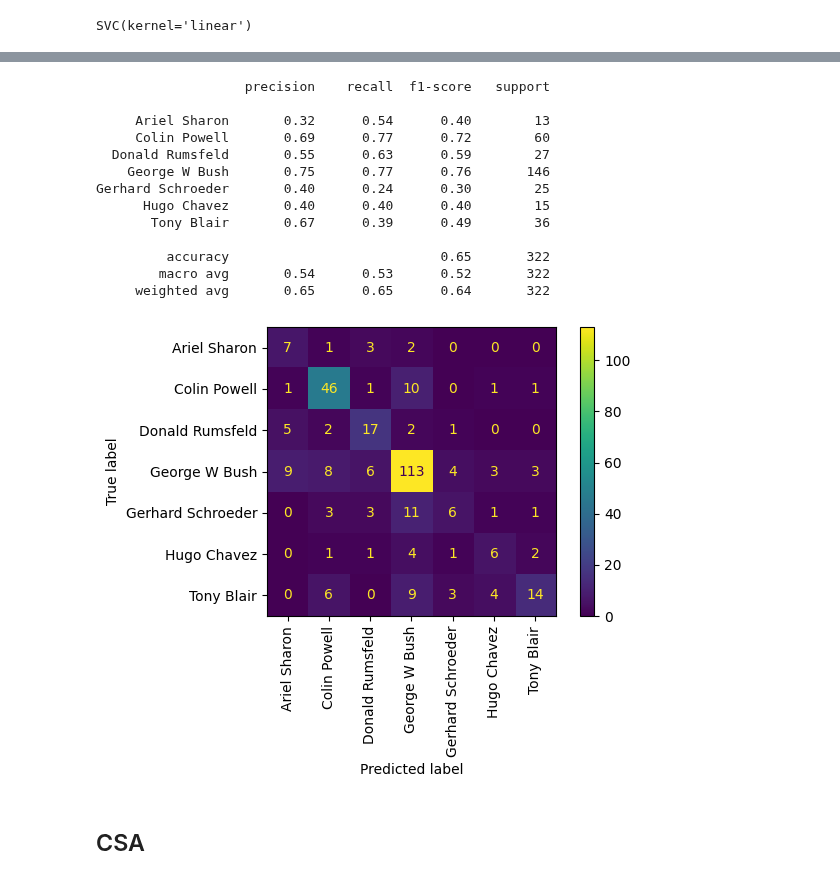
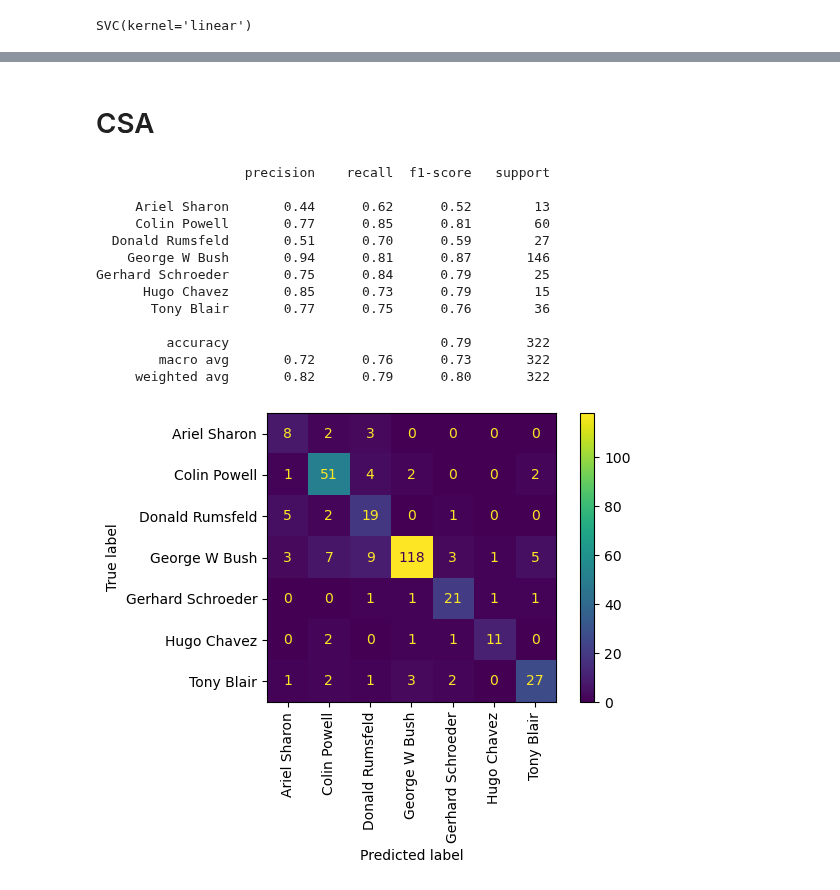
Before and after one commit to HeroLink/comp7404c-eigenfaces, a Jupyter notebook: jupyter/eigenfaces.ipynb, the cells around one changed output, grey strips where cells are left out. Drawn from its saved outputs; the diff is of its cells as text; code cells hidden in the pictures.

```diff
--- a/jupyter/eigenfaces.ipynb
+++ b/jupyter/eigenfaces.ipynb
@@ -160,0 +162,6 @@ Gerhard Schroeder       0.37      0.40      0.38        25
+# %%
+np.random.seed(6)
+r = np.random.randint(0, len(X_test))
+
+plot_gallery([X_test[r].reshape(h, w)], [
+             "randomly selected image from test set"], n_row=1, n_col=1)
@@ -241,0 +328,2 @@ from lda import lda
+# %% [markdown]
+# CSA
@@ -242,31 +363,26 @@ from lda import lda
 # %%
-k = 6
-# Transform the data using LDA
-X_train_lda, W = lda(X_train, y_train, 6)
-X_test_lda = np.dot(X_test, W)
+# CSA+SVM
 
-clf = SVC(kernel='linear')
-clf.fit(X_train_lda, y_train)
+clf2 = SVC(kernel='linear')
+clf2.fit(X_train_csa, y_train)
 
 # Make predictions on the test data
-y_pred = clf.predict(X_test_lda)
+y_pred_2 = clf2.predict(X_test_csa)
 
 # Compute the accuracy of the classifier
-report(y_test, y_pred, target_names)
+report(y_test, y_pred_2, target_names)
 # %% [output]
                    precision    recall  f1-score   support
 
-     Ariel Sharon       0.32      0.54      0.40        13
-     Colin Powell       0.69      0.77      0.72        60
-  Donald Rumsfeld       0.55      0.63      0.59        27
-    George W Bush       0.75      0.77      0.76       146
-Gerhard Schroeder       0.40      0.24      0.30        25
-      Hugo Chavez       0.40      0.40      0.40        15
-       Tony Blair       0.67      0.39      0.49        36
+     Ariel Sharon       0.44      0.62      0.52        13
+     Colin Powell       0.77      0.85      0.81        60
+  Donald Rumsfeld       0.51      0.70      0.59        27
+    George W Bush       0.94      0.81      0.87       146
+Gerhard Schroeder       0.75      0.84      0.79        25
+      Hugo Chavez       0.85      0.73      0.79        15
+       Tony Blair       0.77      0.75      0.76        36
 
-         accuracy                           0.65       322
-        macro avg       0.54      0.53      0.52       322
-     weighted avg       0.65      0.65      0.64       322
+         accuracy                           0.79       322
+        macro avg       0.72      0.76      0.73       322
+     weighted avg       0.82      0.79      0.80       322
-[figure, old version]
+[figure, new version]
-# %% [markdown]
-## CSA
```
Also changed, not shown: parts of 45 cells of this notebook, 1 other file.
